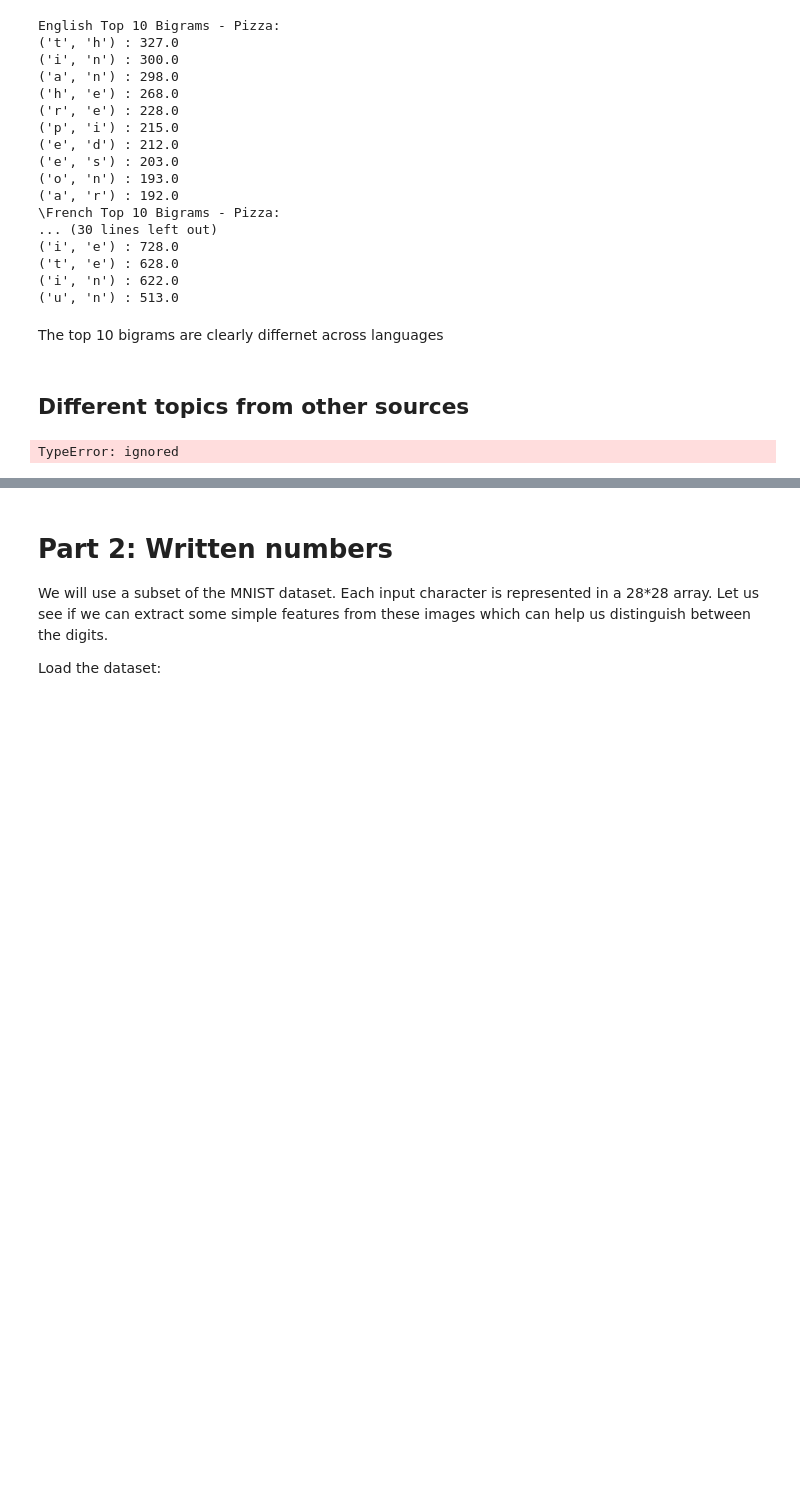
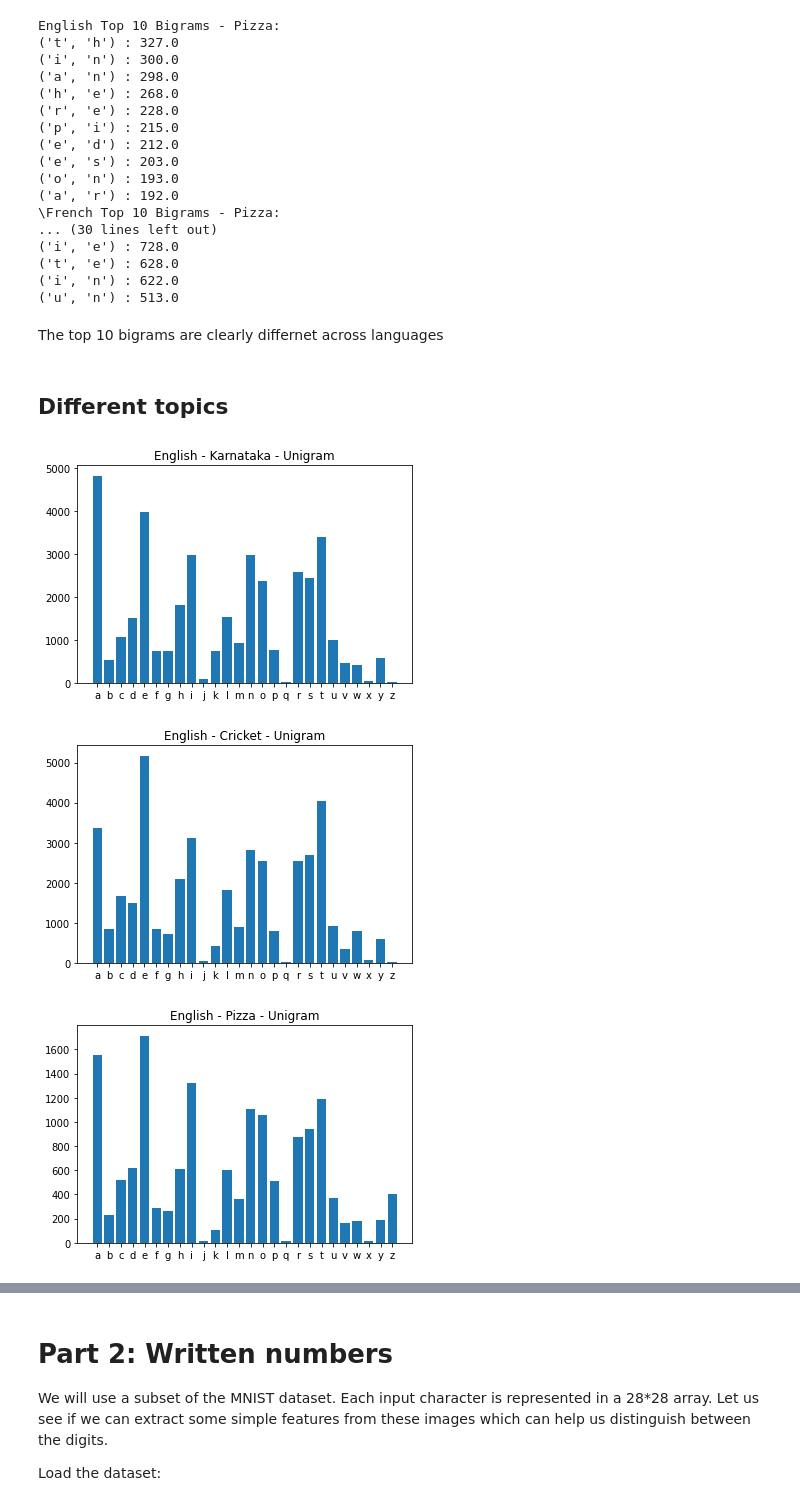
Before and after one commit to iamindhu/fmml2021, a Jupyter notebook: Lab/Lab1_Features.ipynb, the cells around one changed output, grey strips where cells are left out. Cells and saved outputs as stored; diff of their text form; code cells hidden in the pictures; blank space fills up the shorter version.

```diff
--- a/Lab/Lab1_Features.ipynb
+++ b/Lab/Lab1_Features.ipynb
@@ -340,4 +348,4 @@ English Top 10 Bigrams - Pizza:
 # %% [markdown]
 The top 10 bigrams are clearly differnet across languages
 # %% [markdown]
-## Different topics from other sources
+## Different topics
@@ -348,4 +352,28 @@ data = urllib.request.urlopen("https://stackoverflow.com/questions/1393324/given
-# %%
-data = cleanup(data)
-# %% [output]
-TypeError: ignored
+# %%
+topic1 = 'Karnataka'
+topic2 = 'Cricket'
+topic3 = 'Pizza'
+wikipedia.set_lang('en')
+kar = wikipedia.page(topic1).content
+cricket = wikipedia.page(topic2).content
+pizza = wikipedia.page(topic3).content
+kar = cleanup(kar)
+cricket = cleanup(cricket)
+pizza = cleanup(pizza)
+# %%
+unigram_kar = Counter(ngrams(kar,1))
+plothistogram(unigram_kar)
+plt.title('English - Karnataka - Unigram')
+plt.show()
+unigram_cricket = Counter(ngrams(cricket,1))
+plothistogram(unigram_cricket)
+plt.title('English - Cricket - Unigram')
+plt.show()
+unigram_pizza = Counter(ngrams(pizza,1))
+plothistogram(unigram_pizza)
+plt.title('English - Pizza - Unigram')
+plt.show()
+# %% [output]
+[figure, added]
+[figure, added]
+[figure, added]
```
Also changed, not shown: parts of 26 cells of this notebook.
